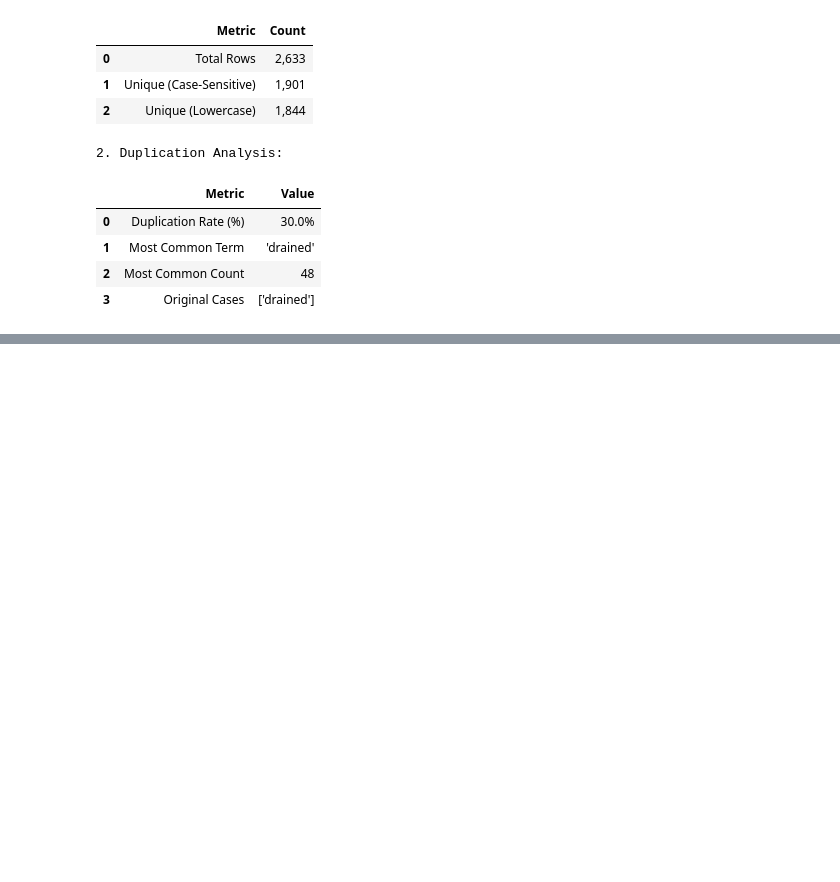
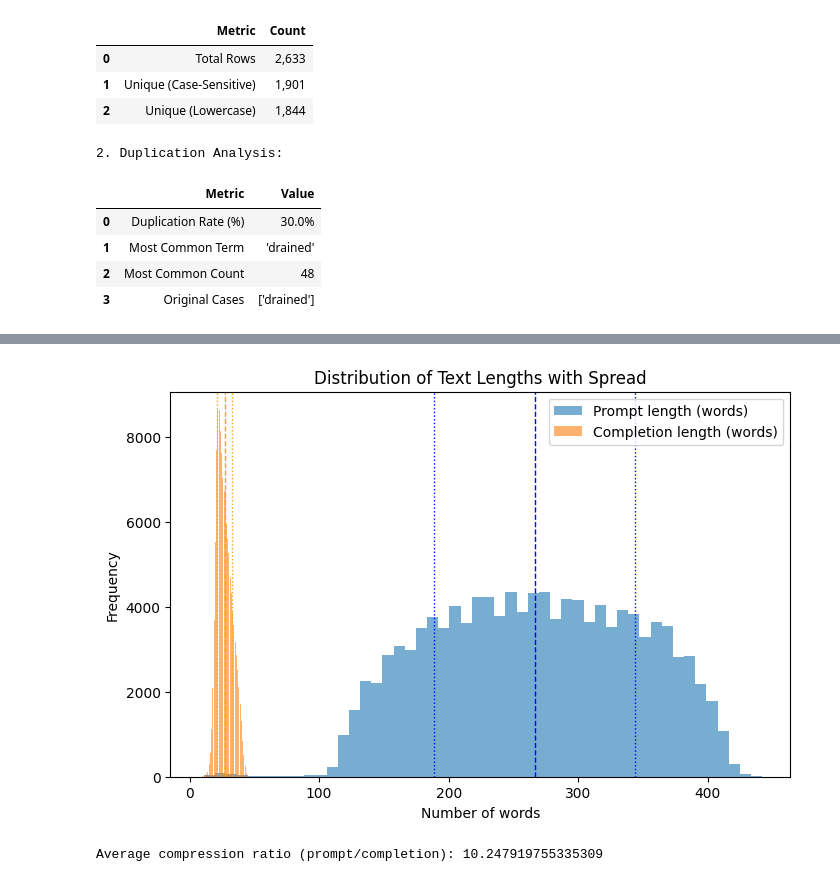
Before and after one commit to au-nlp/project-milestone-p2-group1, a Jupyter notebook: main.ipynb, the cells around one changed output, grey strips where cells are left out. Drawn from its saved outputs; the diff is of its cells as text; code cells hidden in the pictures; blank space fills up the shorter version.

Commit message:
TLDR analysis

```diff
--- a/main.ipynb
+++ b/main.ipynb
@@ -930,0 +939,74 @@ print("RAG initialized and indexed\n")
+# %%
+import pandas as pd
+import matplotlib.pyplot as plt
+
+# --- Load dataset ---
+splits = {
+    'train': 'data/train-00000-of-00001.parquet',
+    'validation': 'data/validation-00000-of-00001.parquet',
+    'test': 'data/test-00000-of-00001.parquet'
+}
+
+df = pd.read_parquet("hf://datasets/trl-lib/tldr/" + splits["train"])
+
+# --- Basic info ---
+print("="*50)
+print("TL;DR Dataset Overview")
+print("="*50)
+print(f"Shape: {df.shape}")
+print(f"Columns: {list(df.columns)}\n")
+print(df.head(3))  # show sample examples
+
+# --- Missing values check ---
+print("\nMissing values:\n", df.isnull().sum())
+
+# --- Compute text lengths ---
+df["prompt_len"] = df["prompt"].astype(str).str.split().apply(len)
+df["completion_len"] = df["completion"].astype(str).str.split().apply(len)
+
+# --- Summary statistics ---
+print("\n=== Text Length Statistics ===")
+print(df[["prompt_len", "completion_len"]].describe())
+
+# --- Variance, Std Dev, CV ---
+prompt_var = df["prompt_len"].var()
+completion_var = df["completion_len"].var()
+prompt_std = df["prompt_len"].std()
+completion_std = df["completion_len"].std()
+prompt_cv = prompt_std / df["prompt_len"].mean()
+completion_cv = completion_std / df["completion_len"].mean()
+
+print("\n=== Variance, Std Dev, and Coefficient of Variation ===")
+print(f"Prompt length: Variance = {prompt_var:.2f}, Std Dev = {prompt_std:.2f}, CV = {prompt_cv:.2f}")
+print(f"Completion length: Variance = {completion_var:.2f}, Std Dev = {completion_std:.2f}, CV = {completion_cv:.2f}")
+
+# --- Show a few example pairs ---
+print("\n=== Example Prompt → Completion Pairs ===")
+for i in range(3):
+    print(f"\n[{i+1}] Prompt:\n{df['prompt'].iloc[i][:250]}...")
+    print(f"Completion (TL;DR): {df['completion'].iloc[i]}")
+
+# --- Plot distributions of text lengths ---
+plt.figure(figsize=(8,5))
+plt.hist(df["prompt_len"], bins=50, alpha=0.6, label="Prompt length (words)")
+plt.hist(df["completion_len"], bins=50, alpha=0.6, label="Completion length (words)")
+
+# Mean ± 1 std lines for visual spread
+plt.axvline(df["prompt_len"].mean(), color='blue', linestyle='dashed', linewidth=1)
+plt.axvline(df["prompt_len"].mean() + prompt_std, color='blue', linestyle='dotted', linewidth=1)
+plt.axvline(df["prompt_len"].mean() - prompt_std, color='blue', linestyle='dotted', linewidth=1)
+
+plt.axvline(df["completion_len"].mean(), color='orange', linestyle='dashed', linewidth=1)
+plt.axvline(df["completion_len"].mean() + completion_std, color='orange', linestyle='dotted', linewidth=1)
+plt.axvline(df["completion_len"].mean() - completion_std, color='orange', linestyle='dotted', linewidth=1)
+
+plt.legend()
+plt.title("Distribution of Text Lengths with Spread")
+plt.xlabel("Number of words")
+plt.ylabel("Frequency")
+plt.show()
+
+# --- Optional: Ratio between full text and summary ---
+df["compression_ratio"] = df["prompt_len"] / df["completion_len"]
+print("\nAverage compression ratio (prompt/completion):", df["compression_ratio"].mean())
+# %% [output]
@@ -930,0 +1030,2 @@ print("RAG initialized and indexed\n")
+[figure, added]
+Average compression ratio (prompt/completion): 10.247919755335309
```
Also changed, not shown: parts of 8 cells of this notebook.
